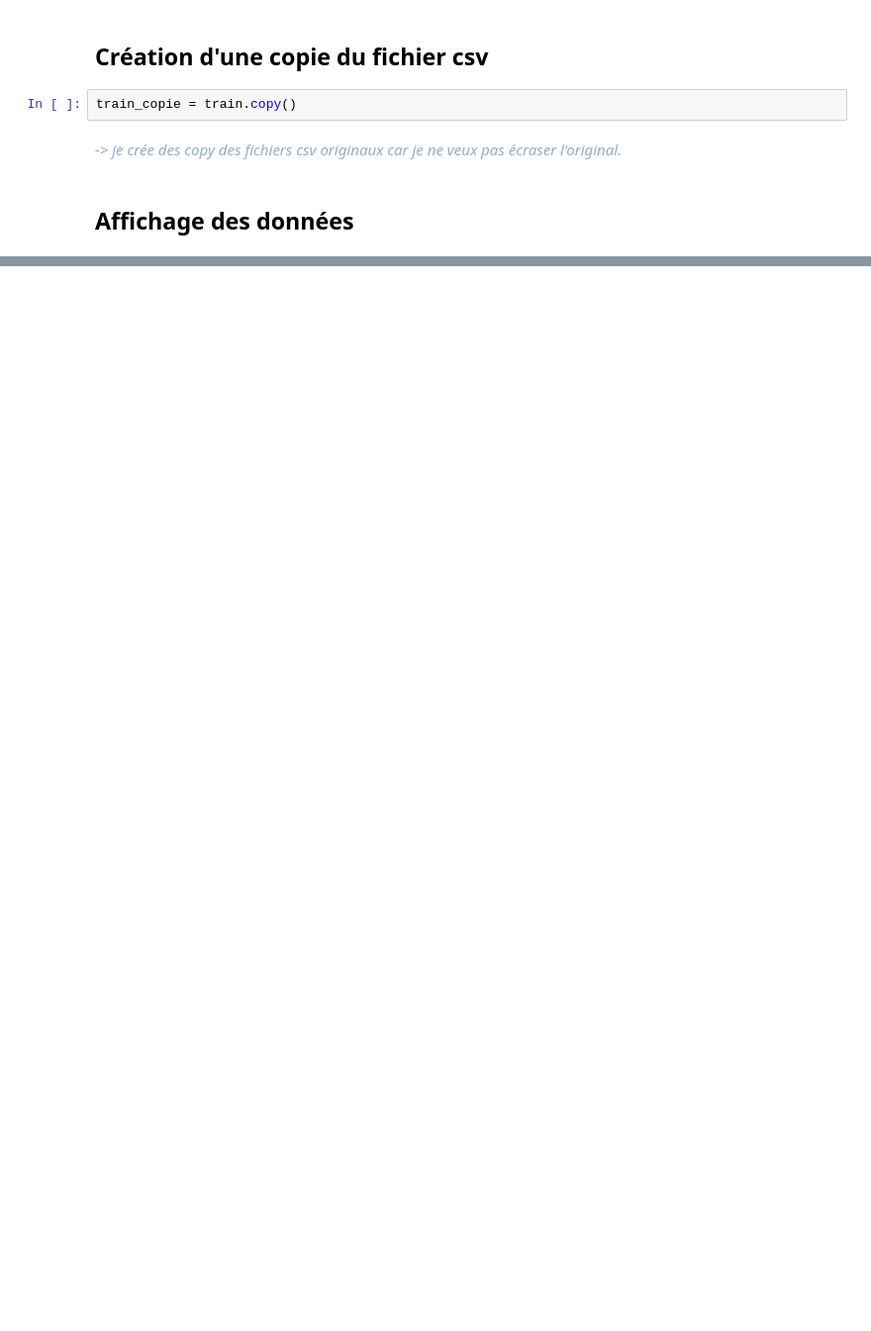
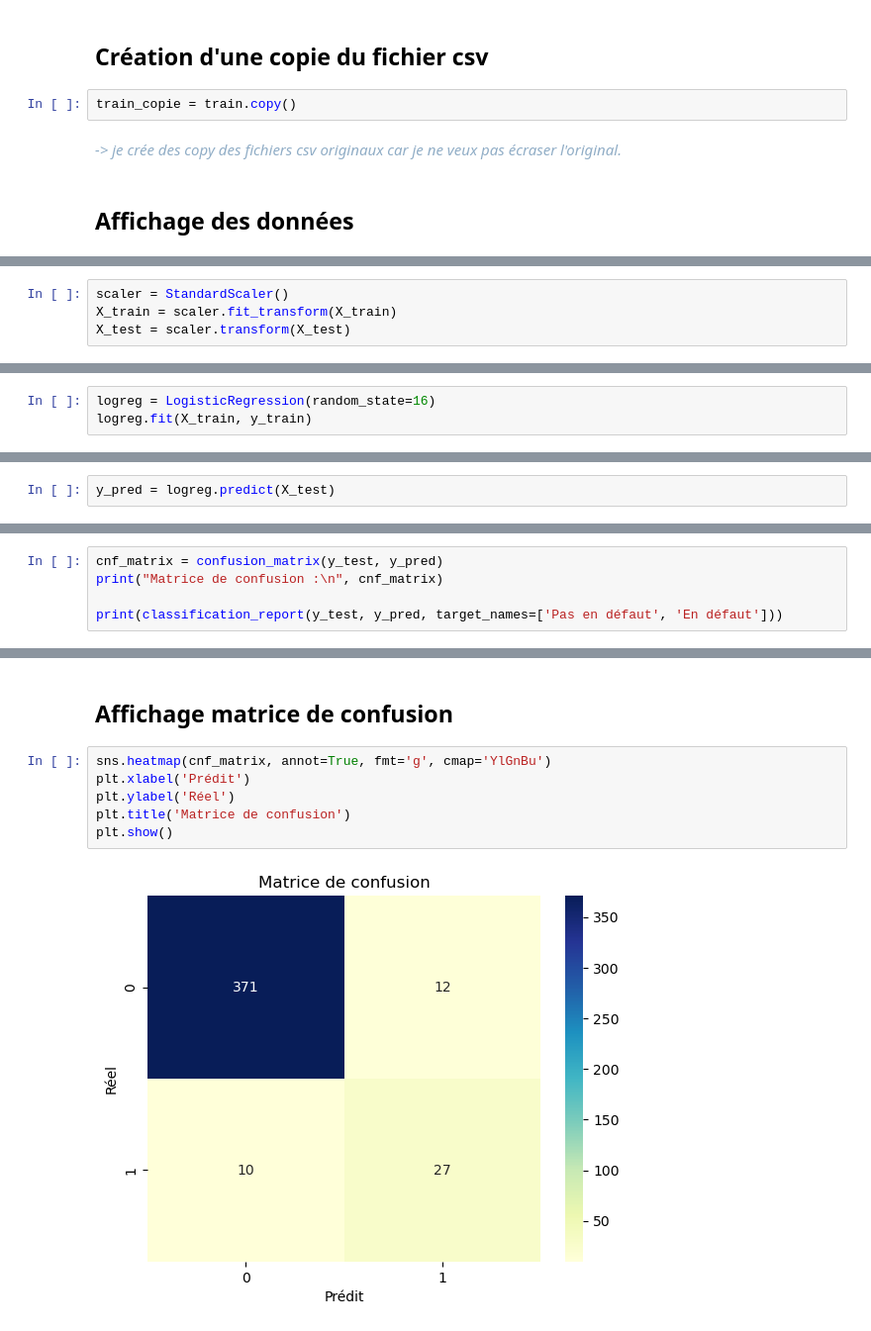
Before and after one commit to esinbsr/initialisation_machine_learning, a Jupyter notebook: initialisation-ml.ipynb, the cells around one changed output, grey strips where cells are left out. Shown: that part at 99% size. Drawn from its saved outputs; the diff is of its cells as text; blank space fills up the shorter version.

```diff
--- a/initialisation-ml.ipynb
+++ b/initialisation-ml.ipynb
@@ -110,0 +62,4 @@ plt.show()
+# %%
+scaler = StandardScaler()
+X_train = scaler.fit_transform(X_train)
+X_test = scaler.transform(X_test)
@@ -110,0 +70,3 @@ plt.show()
+# %%
+logreg = LogisticRegression(random_state=16)
+logreg.fit(X_train, y_train)
@@ -110,0 +77,2 @@ plt.show()
+# %%
+y_pred = logreg.predict(X_test)
@@ -110,0 +81,5 @@ plt.show()
+# %%
+cnf_matrix = confusion_matrix(y_test, y_pred)
+print("Matrice de confusion :\n", cnf_matrix)
+
+print(classification_report(y_test, y_pred, target_names=['Pas en défaut', 'En défaut']))
@@ -110,0 +98,10 @@ plt.show()
+# %% [markdown]
+<h2>Affichage matrice de confusion</h2>
+# %%
+sns.heatmap(cnf_matrix, annot=True, fmt='g', cmap='YlGnBu')
+plt.xlabel('Prédit')
+plt.ylabel('Réel')
+plt.title('Matrice de confusion')
+plt.show()
+# %% [output]
+[figure, added]
```
Also changed, not shown: parts of 52 cells of this notebook.
